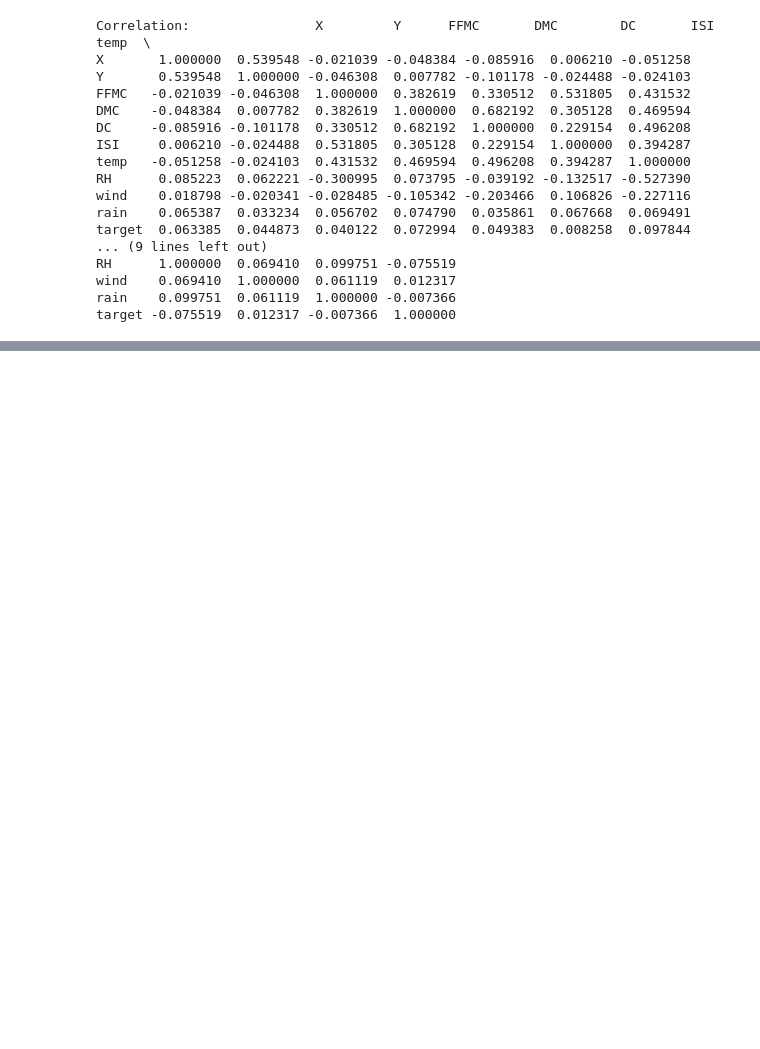
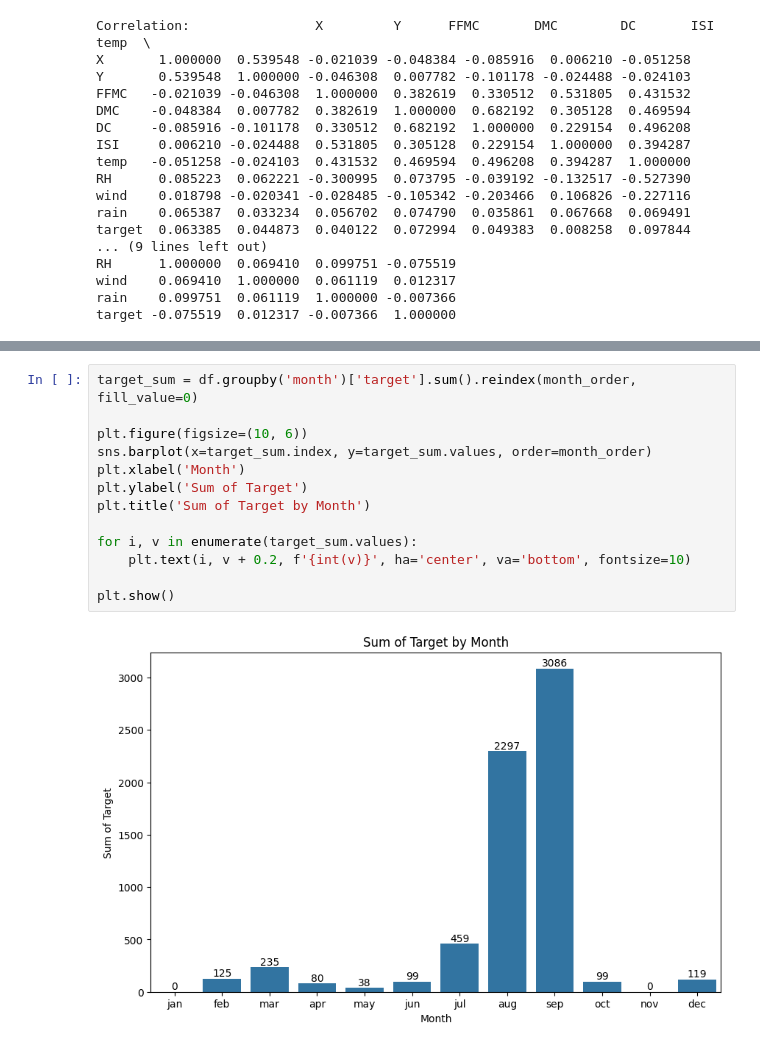
Before and after one commit to diegogerwig/TheBridge_DataScience, a Jupyter notebook: _Exercices/Exer_1_Core/Ex_07_01_Regression/regression_forest_fires.ipynb, the cells around one changed output, grey strips where cells are left out. Drawn from its saved outputs; the diff is of its cells as text; blank space fills up the shorter version.

```diff
--- a/_Exercices/Exer_1_Core/Ex_07_01_Regression/regression_forest_fires.ipynb
+++ b/_Exercices/Exer_1_Core/Ex_07_01_Regression/regression_forest_fires.ipynb
@@ -233,0 +298,15 @@ plt.show()
+# %%
+target_sum = df.groupby('month')['target'].sum().reindex(month_order, fill_value=0)
+
+plt.figure(figsize=(10, 6))
+sns.barplot(x=target_sum.index, y=target_sum.values, order=month_order)
+plt.xlabel('Month')
+plt.ylabel('Sum of Target')
+plt.title('Sum of Target by Month')
+
+for i, v in enumerate(target_sum.values):
+    plt.text(i, v + 0.2, f'{int(v)}', ha='center', va='bottom', fontsize=10)
+
+plt.show()
+# %% [output]
+[figure, added]
```
Also changed, not shown: parts of 15 cells of this notebook.
